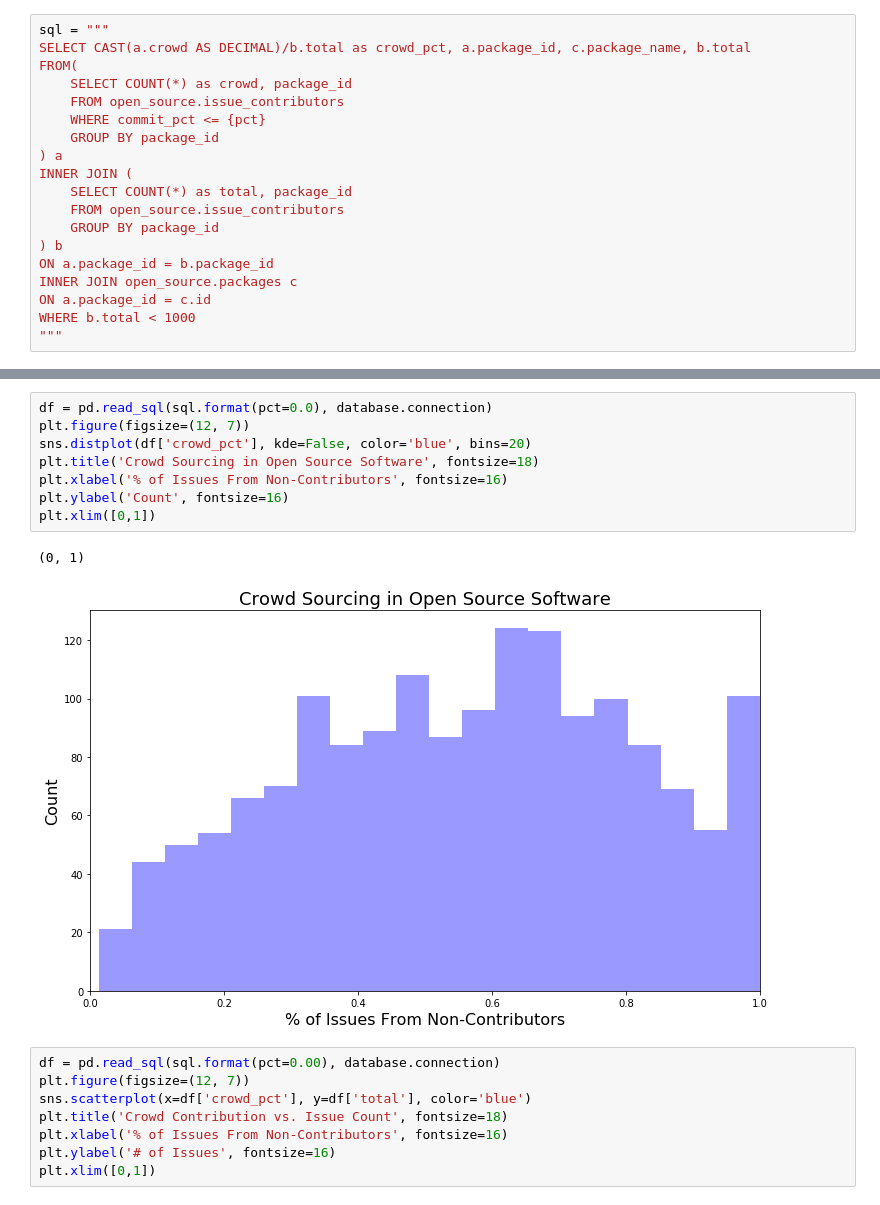
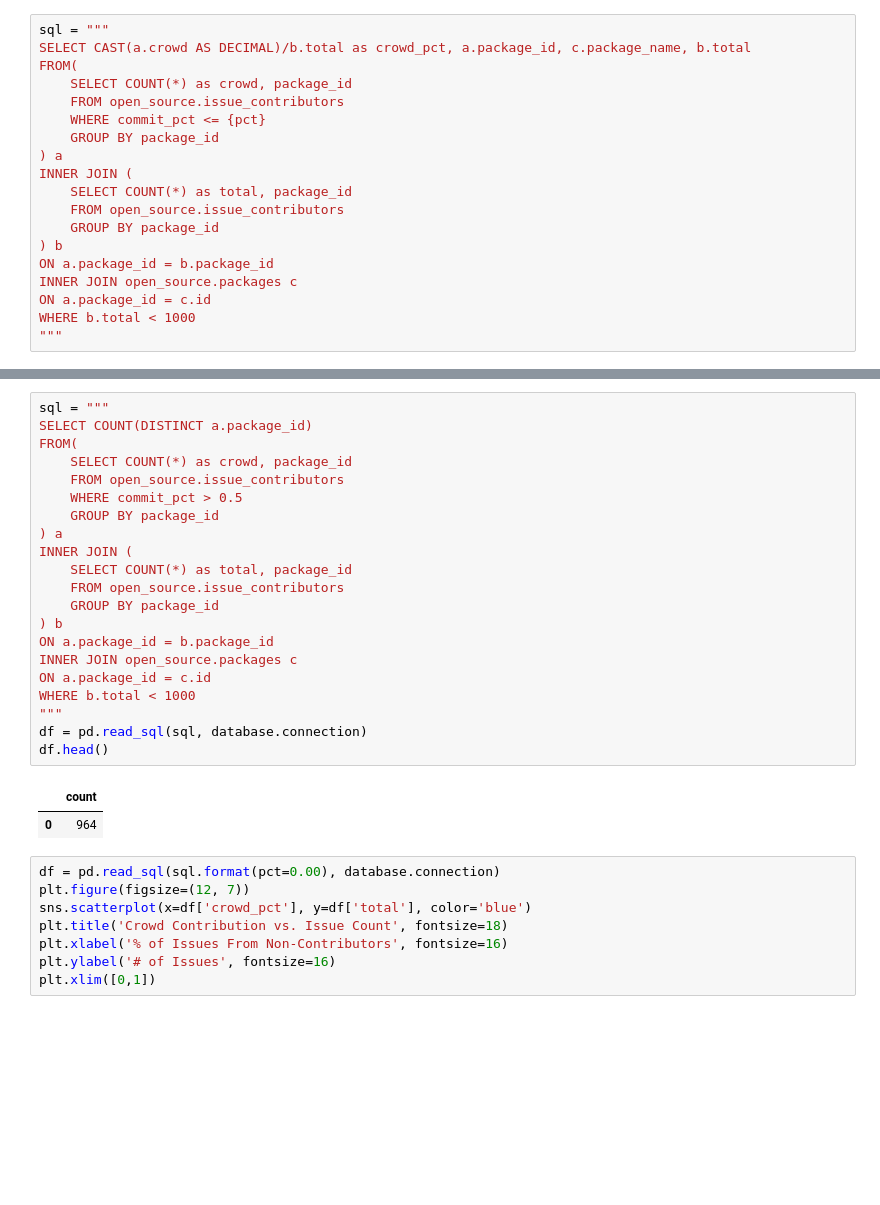
Before and after one commit to MthwRobinson/dissertation-research, a Jupyter notebook: research-notebooks/pct_of_crowd_sourced_reqs.ipynb, the cells around one changed output, grey strips where cells are left out. Drawn from its saved outputs; the diff is of its cells as text; blank space fills up the shorter version.

```diff
--- a/research-notebooks/pct_of_crowd_sourced_reqs.ipynb
+++ b/research-notebooks/pct_of_crowd_sourced_reqs.ipynb
@@ -41,14 +45,27 @@ plt.xlim([0,1])
-# %%
-df = pd.read_sql(sql.format(pct=0.0), database.connection)
-plt.figure(figsize=(12, 7))
-sns.distplot(df['crowd_pct'], kde=False, color='blue', bins=20)
-plt.title('Crowd Sourcing in Open Source Software', fontsize=18)
-plt.xlabel('% of Issues From Non-Contributors', fontsize=16)
-plt.ylabel('Count', fontsize=16)
-plt.xlim([0,1])
-# %% [output]
-(0, 1)
-[figure, removed]
+# %%
+sql = """
+SELECT COUNT(DISTINCT a.package_id)
+FROM(
+	SELECT COUNT(*) as crowd, package_id
+	FROM open_source.issue_contributors
+	WHERE commit_pct > 0.5
+	GROUP BY package_id
+) a
+INNER JOIN (
+	SELECT COUNT(*) as total, package_id
+	FROM open_source.issue_contributors
+	GROUP BY package_id
+) b
+ON a.package_id = b.package_id
+INNER JOIN open_source.packages c
+ON a.package_id = c.id
+WHERE b.total < 1000
+"""
+df = pd.read_sql(sql, database.connection)
+df.head()
+# %% [output]
+|  | count |
+| 0 | 964 |
 # %%
 df = pd.read_sql(sql.format(pct=0.00), database.connection)
 plt.figure(figsize=(12, 7))
```
Also changed, not shown: parts of 4 cells of this notebook.
